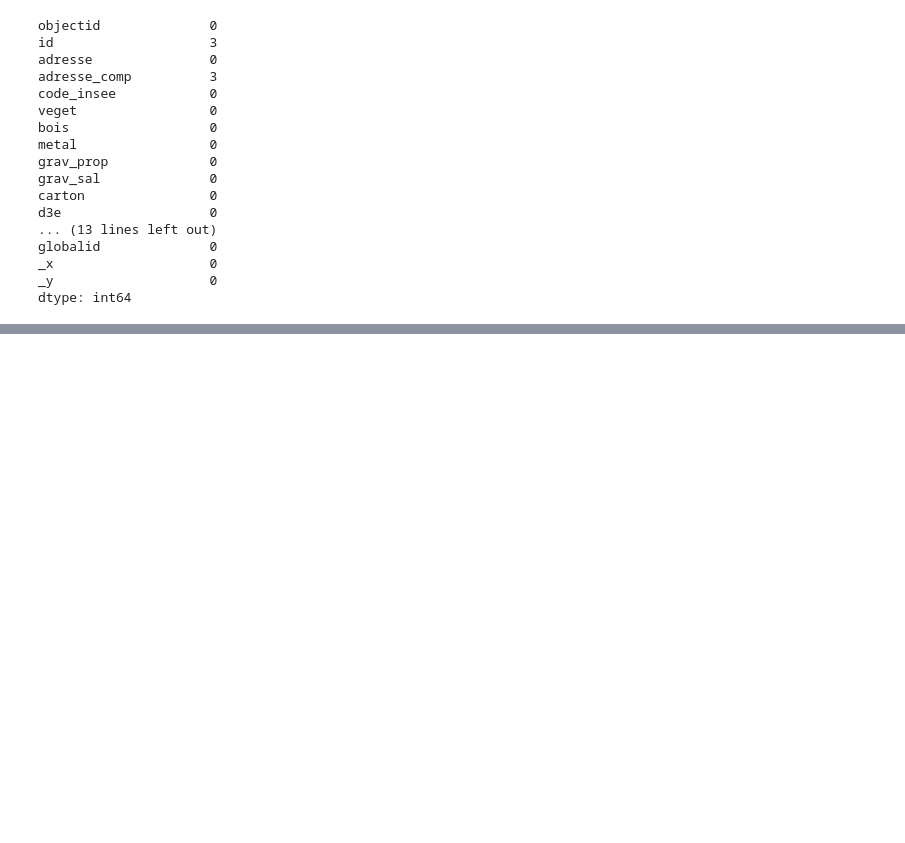
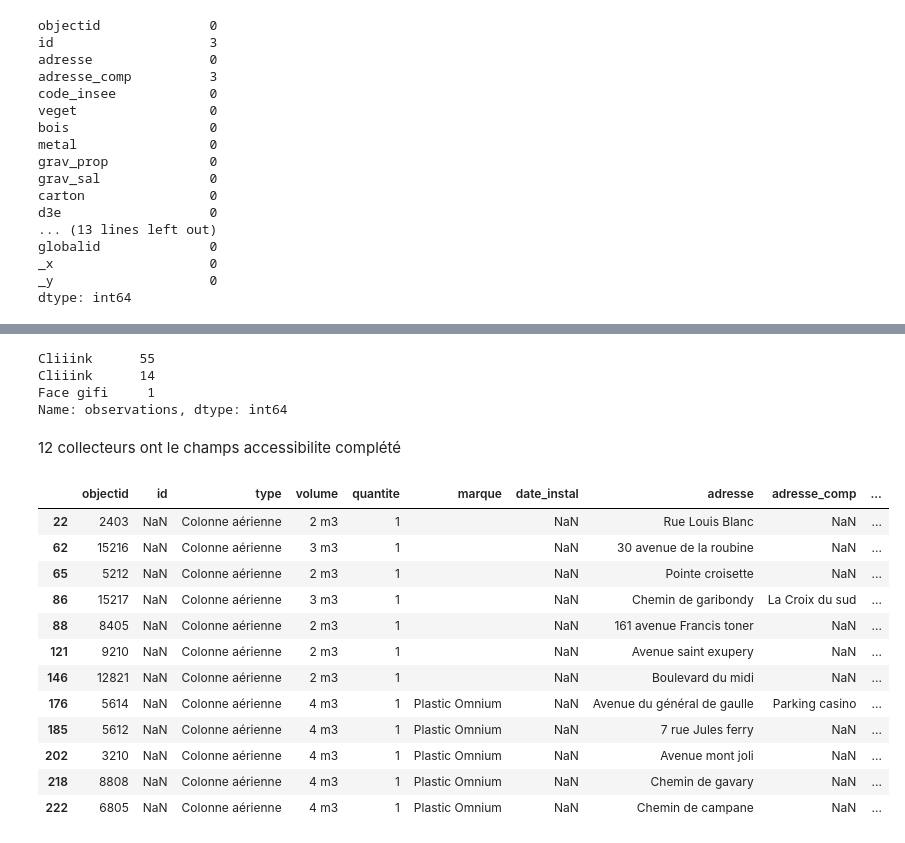
Before and after one commit to antjacquemin/cliiinkv0, a Jupyter notebook: src/DataViz.ipynb, the cells around one changed output, grey strips where cells are left out. Saved outputs shown, nothing was run; the diff lists cells and outputs as text; code cells hidden in the pictures; blank space fills up the shorter version.

```diff
--- a/src/DataViz.ipynb
+++ b/src/DataViz.ipynb
@@ -75,0 +906,25 @@ Les autres colonnes sont toutes complètes
+# %%
+dataVerre.observations.value_counts()
+# %% [output]
+Cliiink      55
+Cliiink      14
+Face gifi     1
+Name: observations, dtype: int64
+# %% [markdown]
+12 collecteurs ont le champs accessibilite complété
+# %%
+dataVerre[dataVerre.accessibilite.notna()]
+# %% [output]
+|  | objectid | id | type | volume | quantite | marque | date_instal | adresse | adresse_comp | ... |
+| 22 | 2403 | NaN | Colonne aérienne | 2 m3 | 1 |  | NaN | Rue Louis Blanc | NaN | ... |
+| 62 | 15216 | NaN | Colonne aérienne | 3 m3 | 1 |  | NaN | 30 avenue de la roubine | NaN | ... |
+| 65 | 5212 | NaN | Colonne aérienne | 2 m3 | 1 |  | NaN | Pointe croisette | NaN | ... |
+| 86 | 15217 | NaN | Colonne aérienne | 3 m3 | 1 |  | NaN | Chemin de garibondy | La Croix du sud | ... |
+| 88 | 8405 | NaN | Colonne aérienne | 2 m3 | 1 |  | NaN | 161 avenue Francis toner | NaN | ... |
+| 121 | 9210 | NaN | Colonne aérienne | 2 m3 | 1 |  | NaN | Avenue saint exupery | NaN | ... |
+| 146 | 12821 | NaN | Colonne aérienne | 2 m3 | 1 |  | NaN | Boulevard du midi | NaN | ... |
+| 176 | 5614 | NaN | Colonne aérienne | 4 m3 | 1 | Plastic Omnium | NaN | Avenue du général de gaulle | Parking casino | ... |
+| 185 | 5612 | NaN | Colonne aérienne | 4 m3 | 1 | Plastic Omnium | NaN | 7 rue Jules ferry | NaN | ... |
+| 202 | 3210 | NaN | Colonne aérienne | 4 m3 | 1 | Plastic Omnium | NaN | Avenue mont joli | NaN | ... |
+| 218 | 8808 | NaN | Colonne aérienne | 4 m3 | 1 | Plastic Omnium | NaN | Chemin de gavary | NaN | ... |
+| 222 | 6805 | NaN | Colonne aérienne | 4 m3 | 1 | Plastic Omnium | NaN | Chemin de campane | NaN | ... |
```
Also changed, not shown: parts of 139 cells of this notebook.
